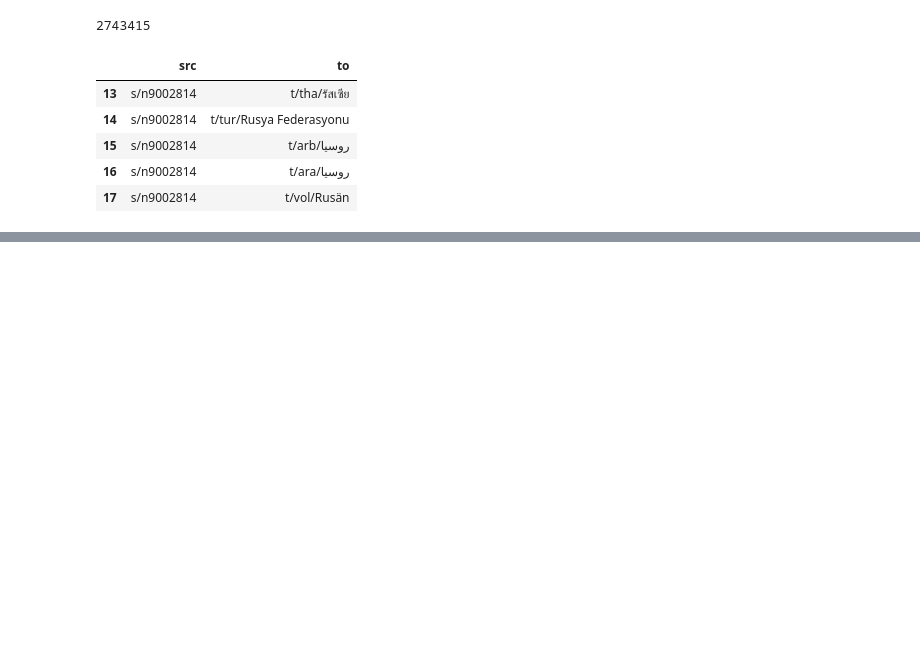
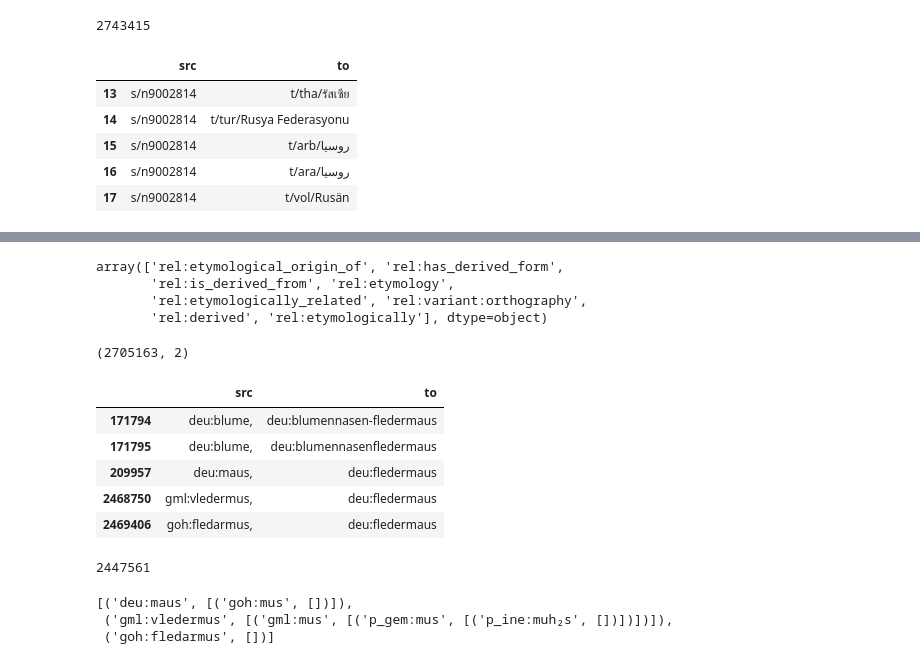
Before and after one commit to zifeo/Etymap, a Jupyter notebook: lab/processing.ipynb, the cells around one changed output, grey strips where cells are left out. Cells and saved outputs as stored; diff of their text form; code cells hidden in the pictures; blank space fills up the shorter version.

Commit message:
add etymology

```diff
--- a/lab/processing.ipynb
+++ b/lab/processing.ipynb
@@ -99,3 +102,30 @@ for key, value in tqdm(synonymDict.items()):
 # %%
 with open('../data/syns.json', 'w') as f:
     json.dump(word_syns, f, ensure_ascii=False)
+# %%
+ety.rel.unique()
+# %% [output]
+array(['rel:etymological_origin_of', 'rel:has_derived_form',
+       'rel:is_derived_from', 'rel:etymology',
+       'rel:etymologically_related', 'rel:variant:orthography',
+       'rel:derived', 'rel:etymologically'], dtype=object)
+# %%
+relations = ety[~ety.rel.isin(['rel:etymology', 'rel:is_derived_from', 'rel:etymologically_related'])].copy()
+relations = relations[['src', 'to']]
+relations = relations.assign(
+    src=relations.src.str.replace(': ', ':').str.lower() + ',',
+    to=relations.to.str.replace(': ', ':').str.lower(),
+)
+relations.drop_duplicates(inplace=True)
+relations.shape
+# %% [output]
+(2705163, 2)
+# %%
+relations[relations.to.str.contains('fledermaus')]
+# %% [output]
+|  | src | to |
+| 171794 | deu:blume, | deu:blumennasen-fledermaus |
+| 171795 | deu:blume, | deu:blumennasenfledermaus |
+| 209957 | deu:maus, | deu:fledermaus |
+| 2468750 | gml:vledermus, | deu:fledermaus |
+| 2469406 | goh:fledarmus, | deu:fledermaus |
@@ -101,0 +134,5 @@ with open('../data/syns.json', 'w') as f:
+# %%
+parents_map = dict(parents.apply(lambda x: x.split(',')[:-1]).reset_index().values)
+len(parents_map)
+# %% [output]
+2447561
@@ -101,0 +143,6 @@ with open('../data/syns.json', 'w') as f:
+# %%
+recurse('deu:fledermaus')
+# %% [output]
+[('deu:maus', [('goh:mus', [])]),
+ ('gml:vledermus', [('gml:mus', [('p_gem:mus', [('p_ine:muh₂s', [])])])]),
+ ('goh:fledarmus', [])]
```
Also changed, not shown: parts of 6 cells of this notebook, 4 other files.
